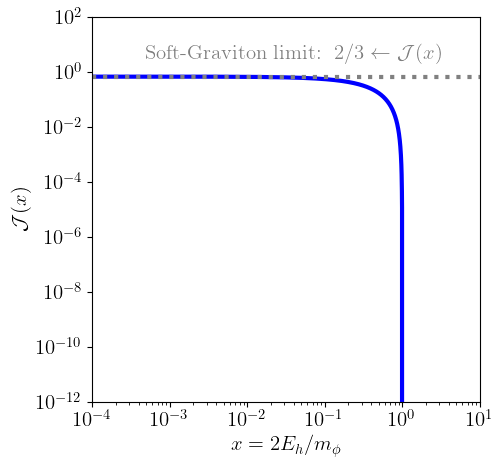
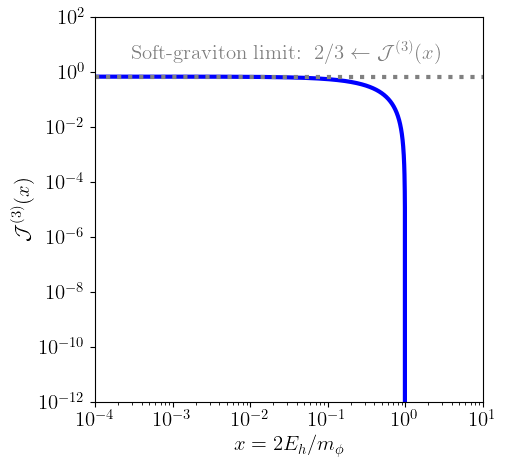
The change to this notebook cell's code, shown as a diff; its figure went from the first image to the second:
--- before
+++ after
@@ -4,9 +4,9 @@
 ax.set_xscale("log")
 ax.set_xlabel(r'$x = 2E_h/m_\phi$')
-ax.set_ylabel(r'$\mathcal{J}(x)$')
+ax.set_ylabel(r'$\mathcal{J}^{(3)}(x)$')
 # ax.grid(alpha=0.3)
 ax.set_xscale('log')
 ax.set_yscale('log')
-plt.text(5*1e-4, 3, r'$\text{Soft-Graviton limit:}~~2/3 \leftarrow \mathcal{J}(x)$', color = "gray", size=15, rotation=0)
+plt.text(3*1e-4, 3, r'$\text{Soft-graviton limit:}~~2/3 \leftarrow \mathcal{J}^{(3)}(x)$', color = "gray", size=15, rotation=0)
 
 ax.set_xlim(1e-4, 1e1)

Commit: Add files via upload